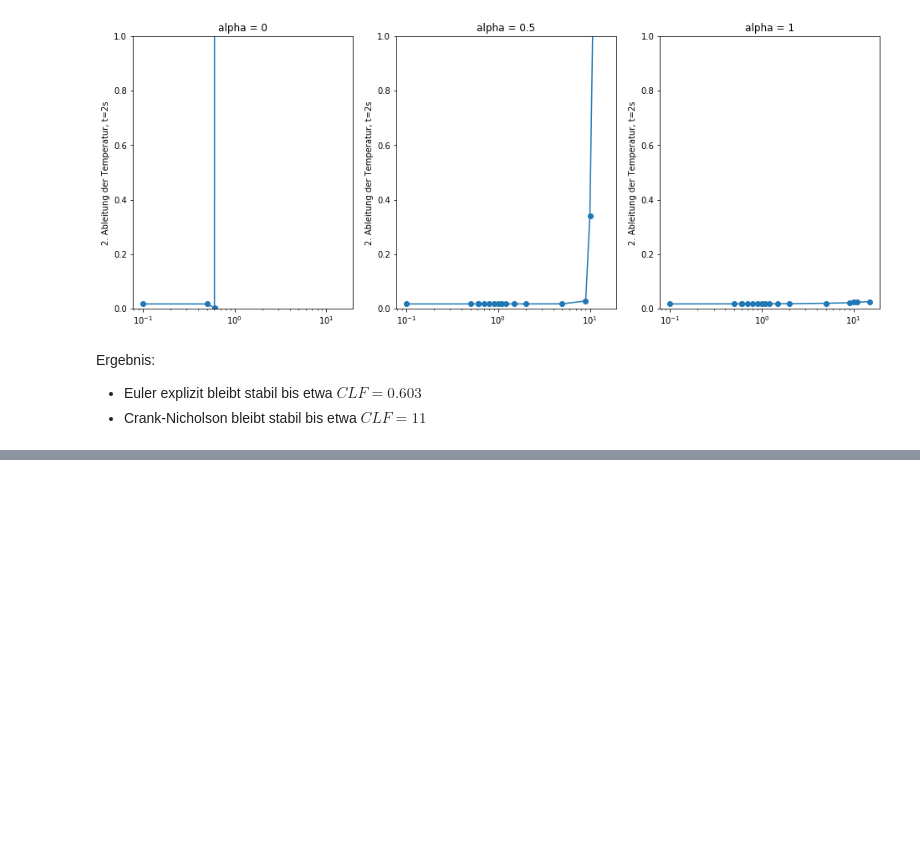
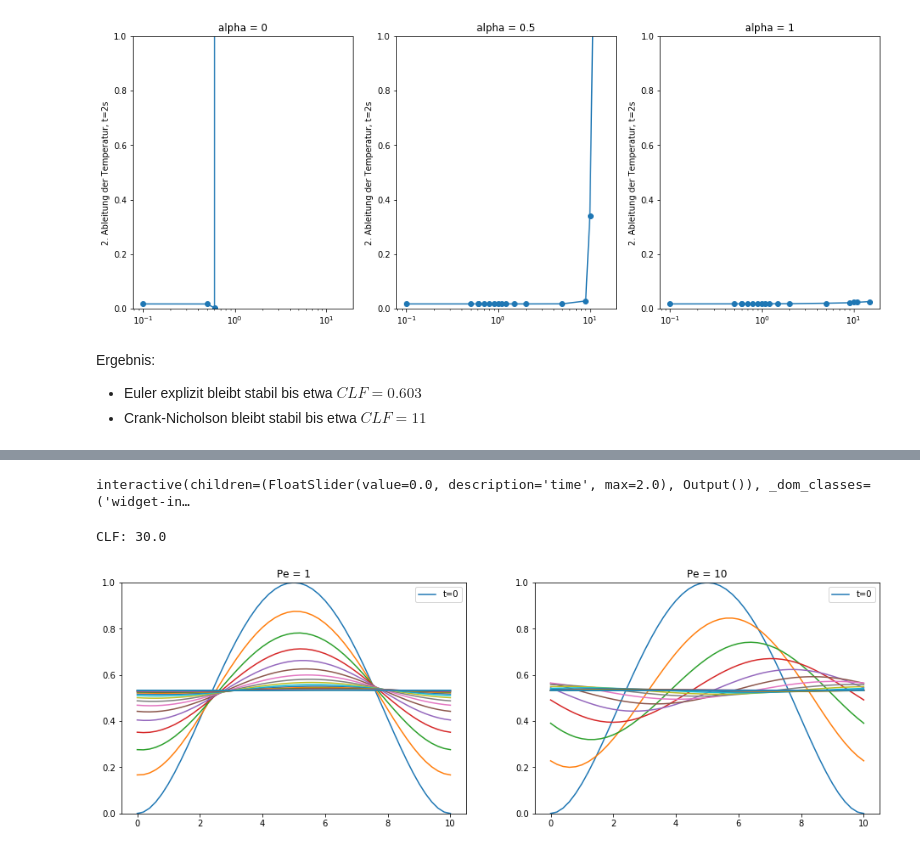
Before and after one commit to jhofinger/NumStroe, a Jupyter notebook: Instationaere Waermeleitung.ipynb, the cells around one changed output, grey strips where cells are left out. Cells and saved outputs as stored; diff of their text form; code cells hidden in the pictures; blank space fills up the shorter version.

```diff
--- a/Instationaere Waermeleitung.ipynb
+++ b/Instationaere Waermeleitung.ipynb
@@ -157,19 +168,15 @@ U = Pe * kappa / l
 delta_x = l / (knoten-1)
 results = []
 clfzahlen = [0.1, 0.5, 0.603, 0.605, 0.7, 0.8, 0.9, 1, 1.1, 1.2, 1.5, 2, 5, 9, 10, 11, 15]
+T0 = np.ones((knoten)) * t_hinten
+T0[0] = t_vorne
 for clf in clfzahlen:
+    #print(clf)
     delta_t = clf * delta_x / (U + kappa / delta_x)
     endtime = 2
     timesteps = int(endtime / delta_t)
     for alpha in [0, 0.5, 1]:
-        T = np.zeros((timesteps+1, knoten))
-        T[0] = np.ones((knoten)) * t_hinten
-        T[0][0] = t_vorne
-        A = assemble(knoten, l, kappa, Pe, [], alpha)[0] * delta_t + np.eye(knoten)
-        B = assemble(knoten, l, kappa, Pe, [], -(1-alpha))[0]
-        for i in range(1, timesteps+1):
-            rhs = np.matmul(B * delta_t + np.eye(knoten), T[i-1])
-            T[i] = np.linalg.solve(A, rhs)
+        T = solve(Pe, timesteps, knoten, alpha, kappa, T0, symmetric = False)
         results = results + [[clf, alpha, delta_t, T, (T[-1][0] - 2*T[-1, 1] + T[-1, 2])/delta_x**2]]
 results = np.array(results)
 # %%
@@ -197,0 +208,48 @@ Ergebnis:
+# %%
+knoten = 51
+t_vorne = 200
+t_hinten = 5
+l = 10
+kappa = 10
+delta_x = l / (knoten-1)
+delta_t = 0.1
+endtime = 2
+timesteps = int(endtime / delta_t)
+clf = (U + kappa / delta_x)/(delta_x / delta_t)
+results = {}
+alpha=1
+T0 = [x**2 * (l-x)**2 / l**4 * 16 for x in np.linspace(0, l, knoten)]
+for Pe in [1, 10]:
+    results[Pe] = solve(Pe, timesteps, knoten, alpha, kappa, T0, symmetric = True)
+# %%
+def plot(time=0):
+    counter = 0
+    plt.figure(figsize=(16, 5))
+    for Pe in [1, 10]:
+        counter+=1
+        plt.subplot(1, 2, counter)
+        plt.plot(np.linspace(0, l, knoten), results[Pe][int(time/delta_t)])
+        plt.title("Pe = {}".format(Pe))
+        ax = plt.gca()
+        ax.set_ylim([0, 1]);
+    plt.show()
+interact(plot, time=widgets.FloatSlider(min=0, max=endtime, step=delta_t * 1, value=0))
+print("CLF: {}".format(clf))
+# %% [output]
+interactive(children=(FloatSlider(value=0.0, description='time', max=2.0), Output()), _dom_classes=('widget-in…
+CLF: 30.0
+# %%
+counter = 0
+plt.figure(figsize=(16, 5))
+for Pe in [1, 10]:
+    counter+=1
+    plt.subplot(1, 2, counter)
+    for time in np.linspace(0, endtime, timesteps+1):
+        plt.plot(np.linspace(0, l, knoten), results[Pe][int(time/delta_t)], label=("t=0" if time==0 else ""))
+        plt.title("Pe = {}".format(Pe))
+    ax = plt.gca()
+    ax.set_ylim([0, 1]);
+    plt.legend()
+plt.show()
+# %% [output]
+[figure, added]
```
Also changed, not shown: parts of 13 cells of this notebook, 1 other file.
